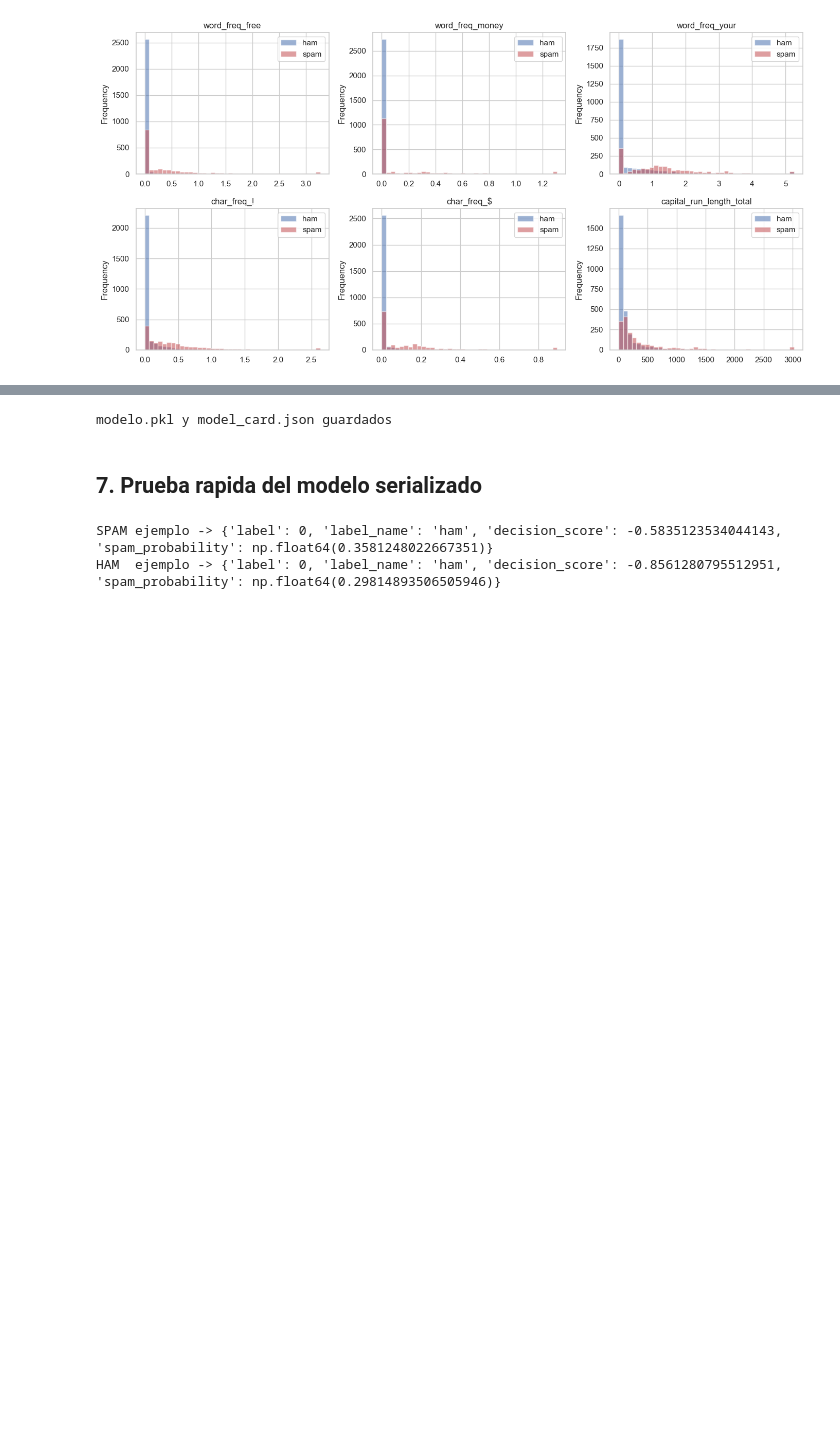
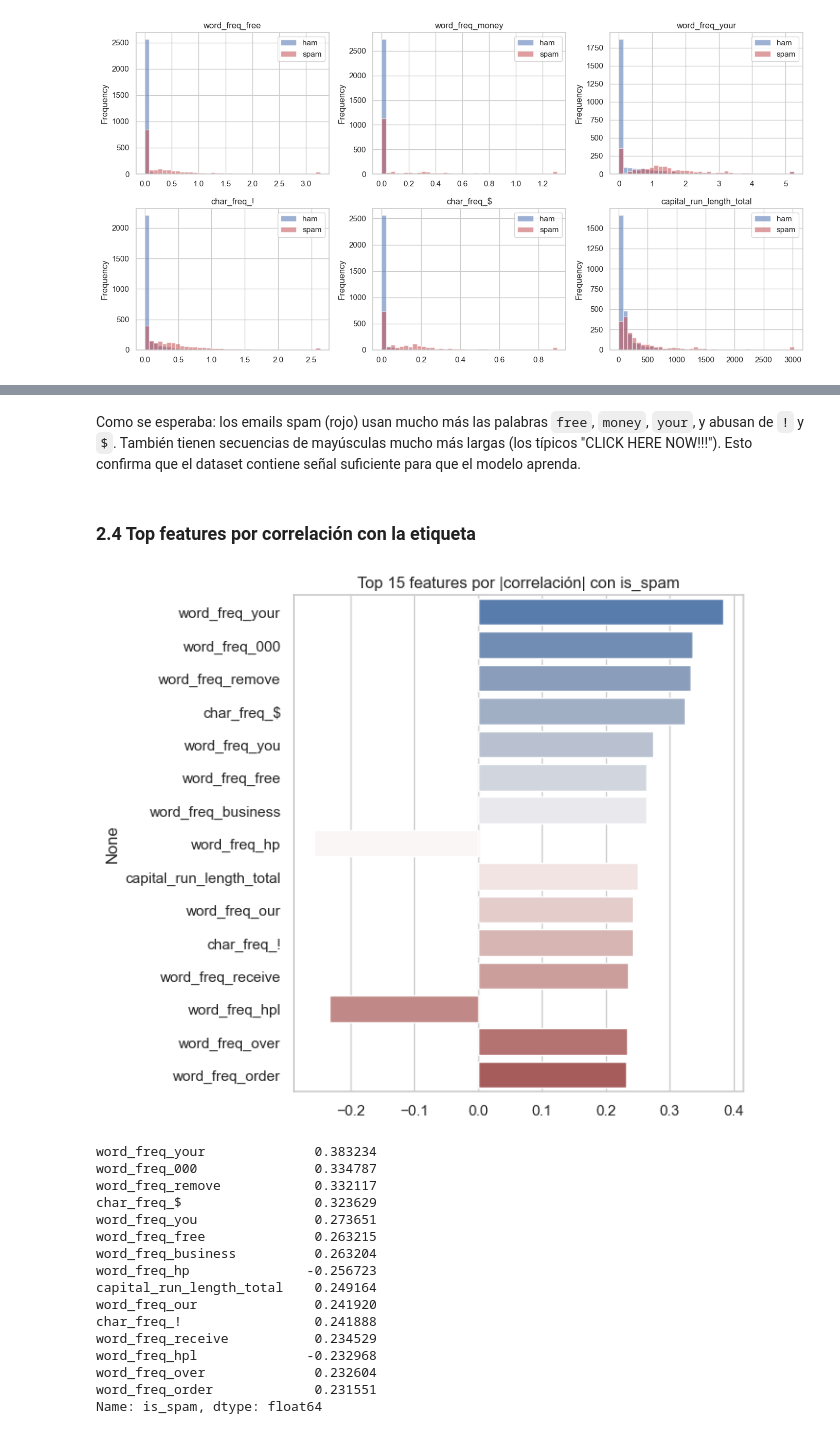
Before and after one commit to JuanFelipe017/machine-learning-proyecto, a Jupyter notebook: notebooks/01_training.ipynb, the cells around one changed output, grey strips where cells are left out. Saved outputs shown, nothing was run; the diff lists cells and outputs as text; code cells hidden in the pictures; blank space fills up the shorter version.

Commit message:
Notebook reescrito en espanol con explicaciones pedagogicas entre celdas

```diff
--- a/notebooks/01_training.ipynb
+++ b/notebooks/01_training.ipynb
@@ -250,43 +182,35 @@ No hace falta serializar el scaler por separado porque esta dentro del `Pipeline
-# %%
-import joblib, json, datetime, sklearn
-os.makedirs('../models', exist_ok=True)
-joblib.dump(model, '../models/modelo.pkl')
-
-meta = {
-    'algoritmo': 'SVM (kernel rbf)',
-    'mejores_hiperparametros': grid.best_params_,
-    'metricas_test': {
-        'accuracy':  float(accuracy_score(y_test, y_pred)),
-        'precision': float(precision_score(y_test, y_pred)),
-        'recall':    float(recall_score(y_test, y_pred)),
-        'f1':        float(f1_score(y_test, y_pred)),
-        'roc_auc':   float(roc_auc_score(y_test, y_score)),
-    },
-    'n_train': int(len(X_train)),
-    'n_test':  int(len(X_test)),
-    'sklearn_version': sklearn.__version__,
-    'fecha_entrenamiento': datetime.datetime.now().isoformat(timespec='seconds'),
-    'dataset': 'UCI SpamBase (4601 emails reales, HP Labs 1999)',
-    'features': FEATURE_COLUMNS,
-}
-with open('../models/model_card.json', 'w', encoding='utf-8') as f:
-    json.dump(meta, f, indent=2, ensure_ascii=False)
-print('modelo.pkl y model_card.json guardados')
-# %% [output]
-modelo.pkl y model_card.json guardados
-# %% [markdown]
-## 7. Prueba rapida del modelo serializado
-# %%
-from src.predict import predict_from_email
-
-sample_spam = '''FREE!!! Get your CREDIT report NOW for $0. Click here to remove your debt and earn MONEY fast!!!
-Your address has been selected. Receive your free order today. CALL 1-800-555-0000!!!'''
-
-sample_ham = '''Hi George, attached is the agenda for tomorrow's project meeting at HP Labs.
-Please review the technology section and send your comments by 5pm. Thanks.'''
-
-print('SPAM ejemplo ->', predict_from_email(sample_spam))
-print('HAM  ejemplo ->', predict_from_email(sample_ham))
-# %% [output]
-SPAM ejemplo -> {'label': 0, 'label_name': 'ham', 'decision_score': -0.5835123534044143, 'spam_probability': np.float64(0.3581248022667351)}
-HAM  ejemplo -> {'label': 0, 'label_name': 'ham', 'decision_score': -0.8561280795512951, 'spam_probability': np.float64(0.29814893506505946)}
+# %% [markdown]
+Como se esperaba: los emails spam (rojo) usan mucho más las palabras `free`,
+`money`, `your`, y abusan de `!` y `$`. También tienen secuencias de mayúsculas
+mucho más largas (los típicos "CLICK HERE NOW!!!"). Esto confirma que el dataset
+contiene señal suficiente para que el modelo aprenda.
+# %% [markdown]
+### 2.4 Top features por correlación con la etiqueta
+# %%
+corr = df.corr(numeric_only=True)[TARGET_COLUMN].drop(TARGET_COLUMN).sort_values(
+    key=abs, ascending=False
+)
+top = corr.head(15)
+plt.figure(figsize=(7, 6))
+sns.barplot(x=top.values, y=top.index, palette='vlag', hue=top.index, legend=False)
+plt.title('Top 15 features por |correlación| con is_spam')
+plt.tight_layout(); plt.show()
+top
+# %% [output]
+[figure, added]
+word_freq_your              0.383234
+word_freq_000               0.334787
+word_freq_remove            0.332117
+char_freq_$                 0.323629
+word_freq_you               0.273651
+word_freq_free              0.263215
+word_freq_business          0.263204
+word_freq_hp               -0.256723
+capital_run_length_total    0.249164
+word_freq_our               0.241920
+char_freq_!                 0.241888
+word_freq_receive           0.234529
+word_freq_hpl              -0.232968
+word_freq_over              0.232604
+word_freq_order             0.231551
+Name: is_spam, dtype: float64
```
Also changed, not shown: parts of 54 cells of this notebook, 2 other files.
